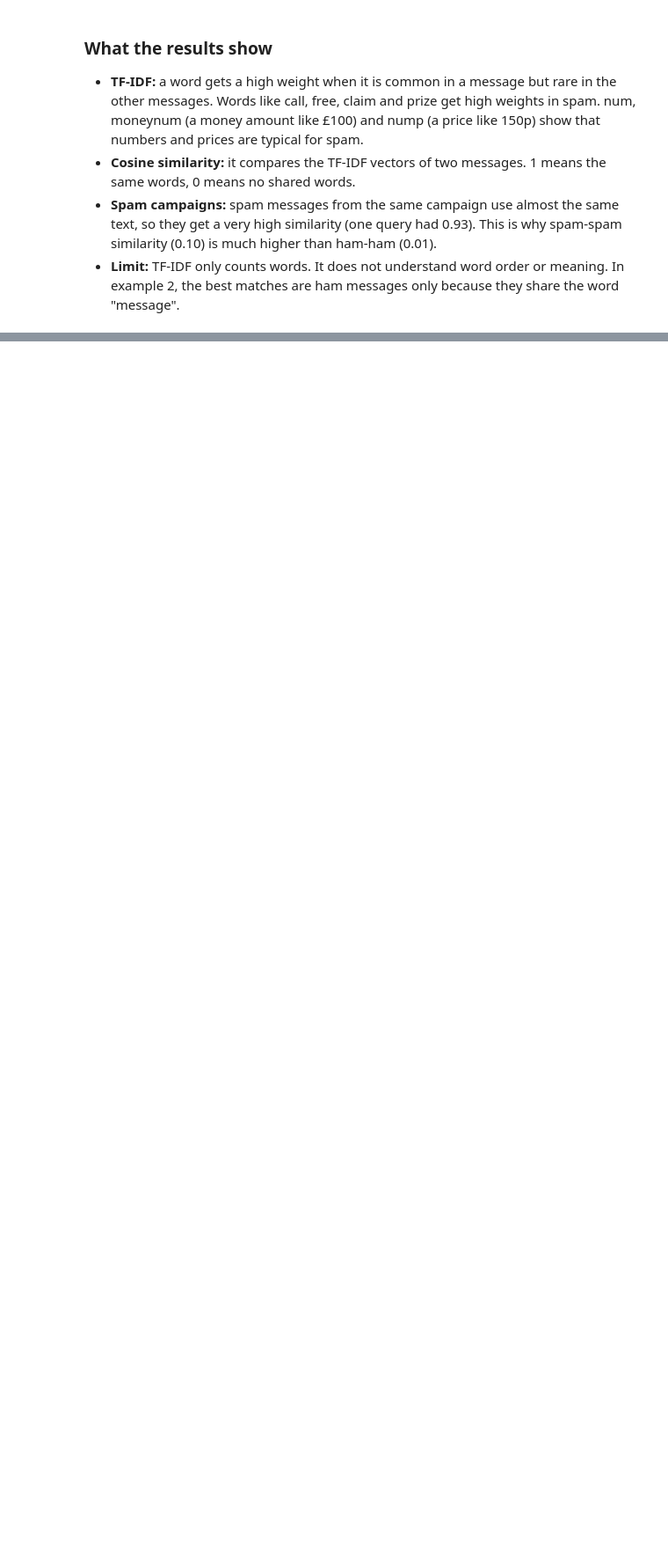
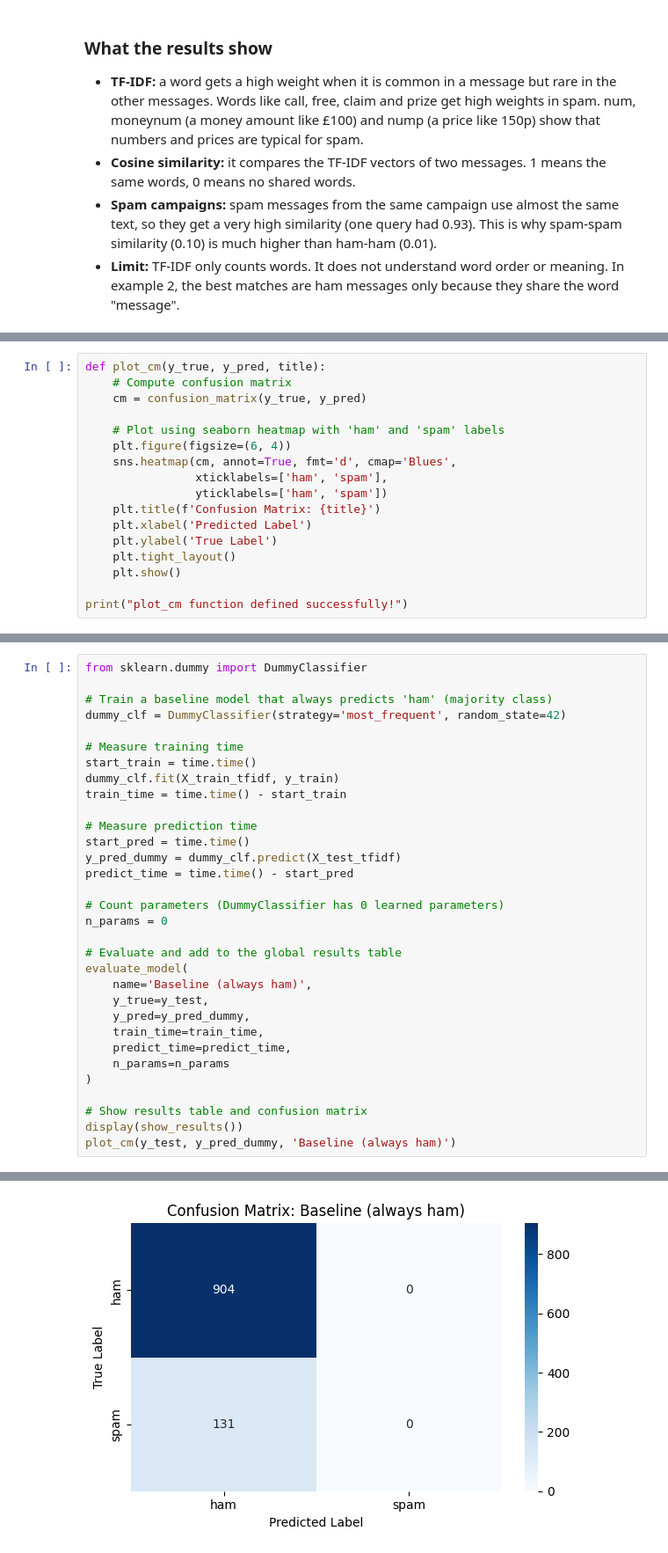
Before and after one commit to zahrss0r/DS483-SMS-Spam-Detection-Project, a Jupyter notebook: DS483_SMS_Spam.ipynb, the cells around one changed output, grey strips where cells are left out. Shown at 88% size. Saved outputs shown, nothing was run; the diff lists cells and outputs as text; blank space fills up the shorter version.

Commit message:
Week 3 Part 1 (Student 3): evaluation function and results table

```diff
--- a/DS483_SMS_Spam.ipynb
+++ b/DS483_SMS_Spam.ipynb
@@ -960,0 +1016,17 @@ plt.show()
+# %%
+def plot_cm(y_true, y_pred, title):
+    # Compute confusion matrix
+    cm = confusion_matrix(y_true, y_pred)
+
+    # Plot using seaborn heatmap with 'ham' and 'spam' labels
+    plt.figure(figsize=(6, 4))
+    sns.heatmap(cm, annot=True, fmt='d', cmap='Blues',
+                xticklabels=['ham', 'spam'],
+                yticklabels=['ham', 'spam'])
+    plt.title(f'Confusion Matrix: {title}')
+    plt.xlabel('Predicted Label')
+    plt.ylabel('True Label')
+    plt.tight_layout()
+    plt.show()
+
+print("plot_cm function defined successfully!")
@@ -960,0 +1035,33 @@ plt.show()
+# %%
+from sklearn.dummy import DummyClassifier
+
+# Train a baseline model that always predicts 'ham' (majority class)
+dummy_clf = DummyClassifier(strategy='most_frequent', random_state=42)
+
+# Measure training time
+start_train = time.time()
+dummy_clf.fit(X_train_tfidf, y_train)
+train_time = time.time() - start_train
+
+# Measure prediction time
+start_pred = time.time()
+y_pred_dummy = dummy_clf.predict(X_test_tfidf)
+predict_time = time.time() - start_pred
+
+# Count parameters (DummyClassifier has 0 learned parameters)
+n_params = 0
+
+# Evaluate and add to the global results table
+evaluate_model(
+    name='Baseline (always ham)',
+    y_true=y_test,
+    y_pred=y_pred_dummy,
+    train_time=train_time,
+    predict_time=predict_time,
+    n_params=n_params
+)
+
+# Show results table and confusion matrix
+display(show_results())
+plot_cm(y_test, y_pred_dummy, 'Baseline (always ham)')
+# %% [output]
@@ -960,0 +1076 @@ plt.show()
+[figure, added]
```
Also changed, not shown: parts of 6 cells of this notebook.
